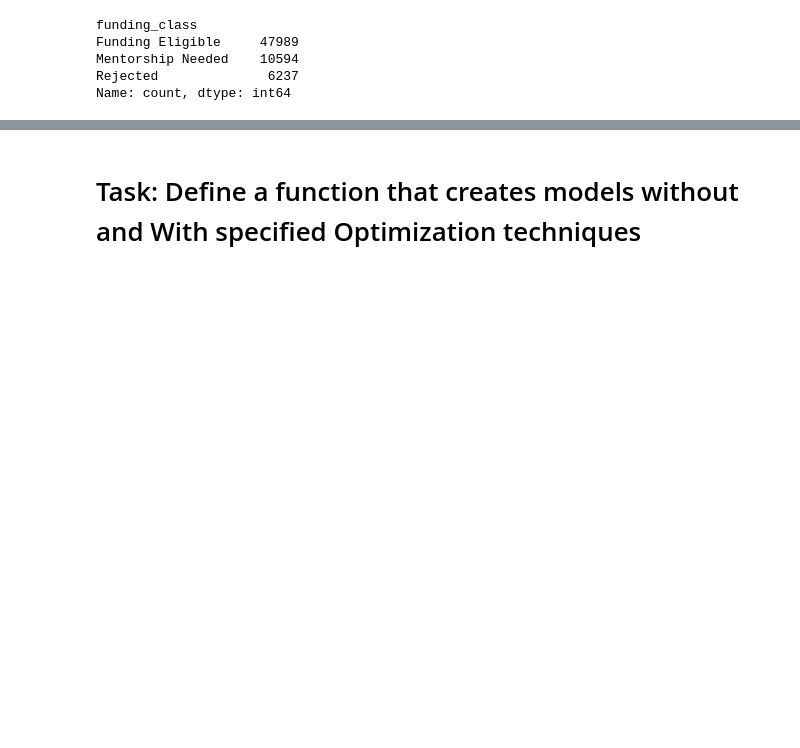
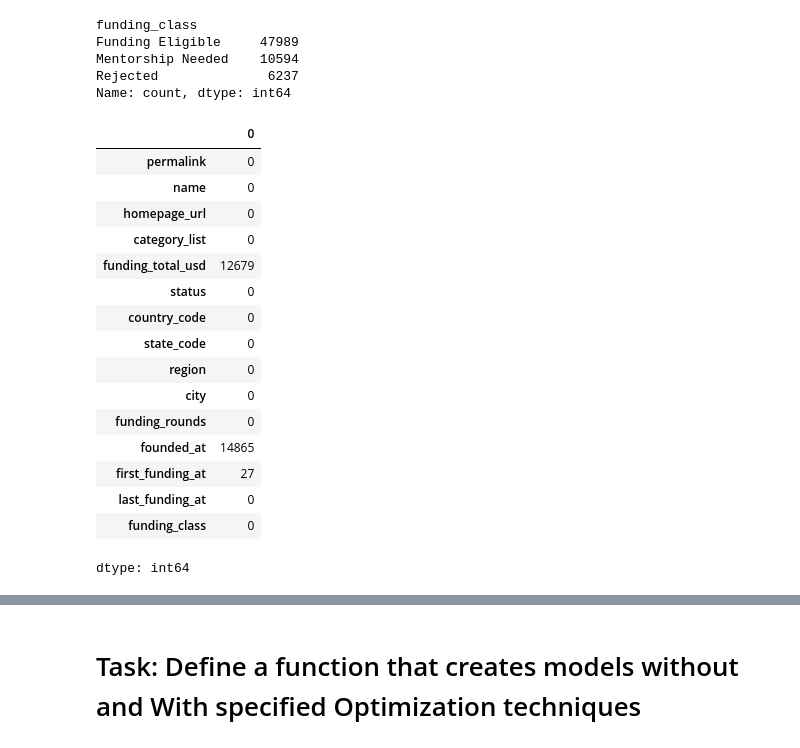
Before and after one commit to NiyonshutiDavid/Intro2ML_Summative, a Jupyter notebook: Summative_Intro_to_ml_[David Niyonshuti]_assignment_FIXED.ipynb, the cells around one changed output, grey strips where cells are left out. Drawn from its saved outputs; the diff is of its cells as text; code cells hidden in the pictures; blank space fills up the shorter version.

```diff
--- a/Summative_Intro_to_ml_[David Niyonshuti]_assignment_FIXED.ipynb
+++ b/Summative_Intro_to_ml_[David Niyonshuti]_assignment_FIXED.ipynb
@@ -440,3 +459,23 @@ Funding Eligible     47989
 Mentorship Needed    10594
 Rejected              6237
 Name: count, dtype: int64
+# %%
+data.isnull().sum()
+# %% [output]
+|  | 0 |
+| permalink | 0 |
+| name | 0 |
+| homepage_url | 0 |
+| category_list | 0 |
+| funding_total_usd | 12679 |
+| status | 0 |
+| country_code | 0 |
+| state_code | 0 |
+| region | 0 |
+| city | 0 |
+| funding_rounds | 0 |
+| founded_at | 14865 |
+| first_funding_at | 27 |
+| last_funding_at | 0 |
+| funding_class | 0 |
+dtype: int64
```
Also changed, not shown: parts of 4 cells of this notebook.
